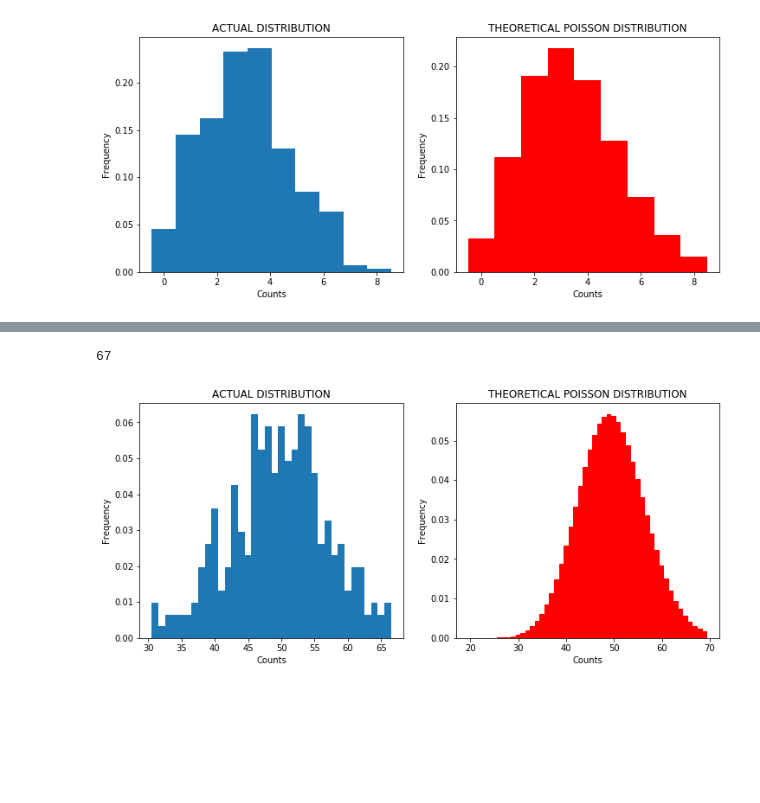
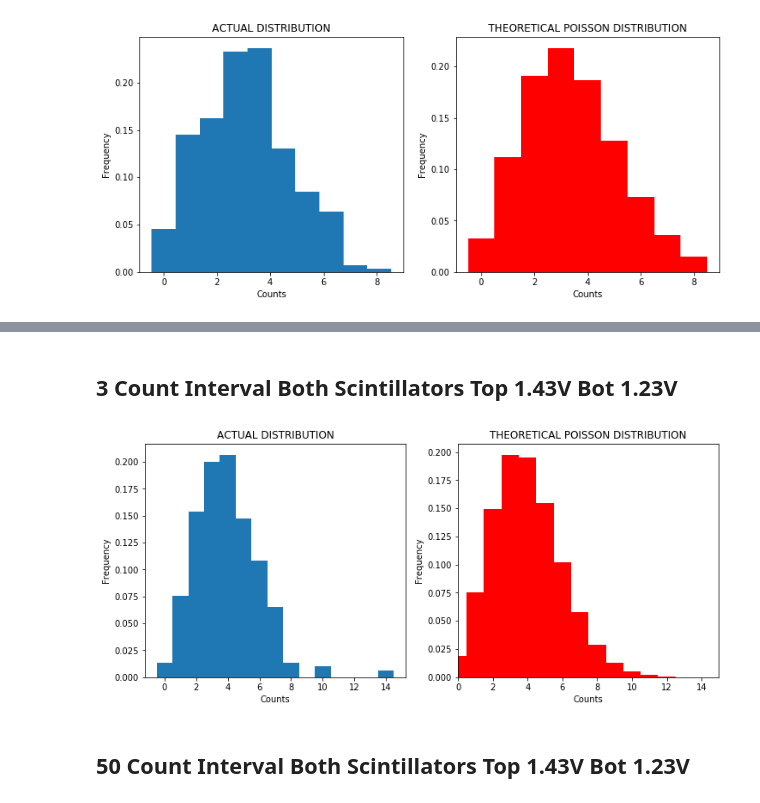
Before and after one commit to lukepolson/School, a Jupyter notebook: Phys 429A/Lab 2 Statistics of Counting/Statistics_Part_1.ipynb, the cells around one changed output, grey strips where cells are left out. Drawn from its saved outputs; the diff is of its cells as text; code cells hidden in the pictures; blank space fills up the shorter version.

```diff
--- a/Phys 429A/Lab 2 Statistics of Counting/Statistics_Part_1.ipynb
+++ b/Phys 429A/Lab 2 Statistics of Counting/Statistics_Part_1.ipynb
@@ -76,26 +107,29 @@ df = pd.read_csv('test2.txt', skiprows=12, names=['counts'])
+# %% [markdown]
+## 3 Count Interval Both Scintillators Top 1.43V Bot 1.23V
+# %%
+df = pd.read_csv('in_sync_3.txt', skiprows=12, names=['counts'])
 # %%
 counts = df['counts'][0:305].astype(int)
 data = np.array(counts)
 
-events = np.arange(20,70,1)
+events = np.arange(min(counts),max(counts),1)
 distrib = poisson(data, events)
-# %%
-max(counts)
-# %% [output]
-67
 # %%
 fig, ax = plt.subplots(1,2, figsize=(12,5))
 
 counts.plot.hist(ax=ax[0], density=True, align='left', bins=max(counts)-min(counts))
 ax[1].bar(events, distrib, width=1, color='r')
 
 ax[0].set_xlabel('Counts')
 ax[1].set_xlabel('Counts')
 ax[1].set_ylabel('Frequency')
 
 ax[0].set_title('ACTUAL DISTRIBUTION')
 ax[1].set_title('THEORETICAL POISSON DISTRIBUTION')
+ax[1].set_xlim(min(counts), max(counts))
 
 plt.show()
 # %% [output]
-[figure, old version]
+[figure, new version]
+# %% [markdown]
+## 50 Count Interval Both Scintillators Top 1.43V Bot 1.23V
```
Also changed, not shown: parts of 10 cells of this notebook, 11 other files.
